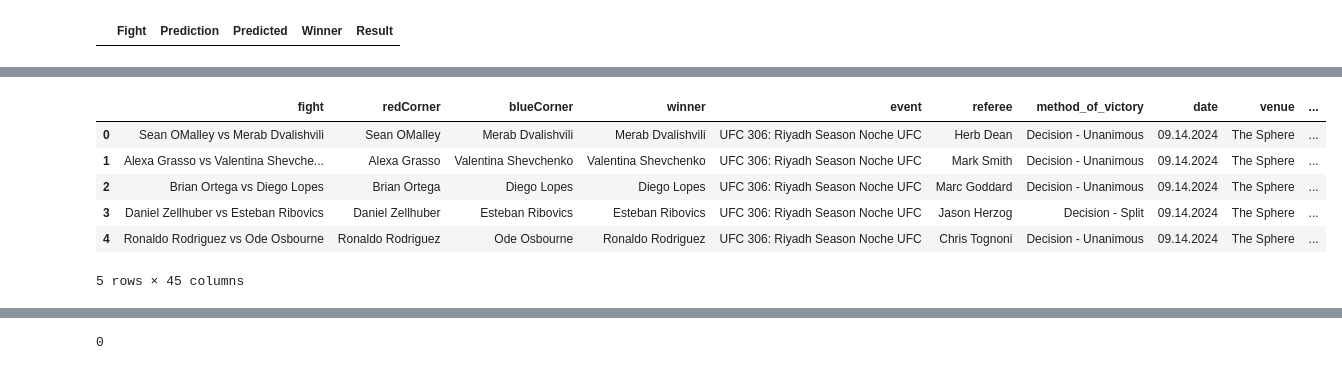
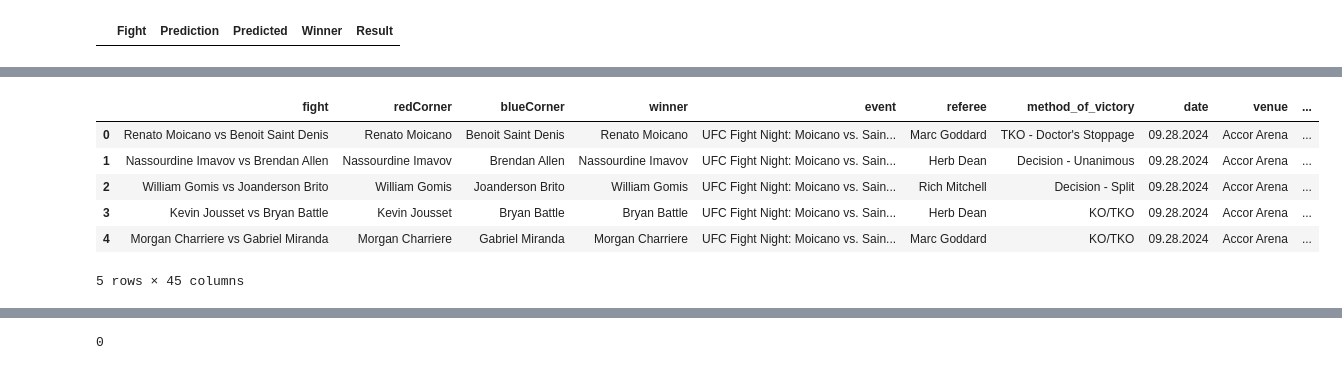
Before and after one commit to maxbraith/UFCModel, a Jupyter notebook: UFCModelGit/Tracking+Update/trackingAndUpdate.ipynb, the cells around one changed output, grey strips where cells are left out. Cells and saved outputs as stored; diff of their text form; code cells hidden in the pictures.

```diff
--- a/UFCModelGit/Tracking+Update/trackingAndUpdate.ipynb
+++ b/UFCModelGit/Tracking+Update/trackingAndUpdate.ipynb
@@ -4451,13 +4439,15 @@ dfPrevPreds.head()
 # %%
+from datetime import datetime
+dateToday = datetime.today().date()
 dfCheck = pd.read_csv(f'databaseUpdated{dateToday}.csv')
 dfCheck.head()
 # %% [output]
 |  | fight | redCorner | blueCorner | winner | event | referee | method_of_victory | date | venue | ... |
-| 0 | Sean OMalley vs Merab Dvalishvili | Sean OMalley | Merab Dvalishvili | Merab Dvalishvili | UFC 306: Riyadh Season Noche UFC | Herb Dean | Decision - Unanimous | 09.14.2024 | The Sphere | ... |
-| 1 | Alexa Grasso vs Valentina Shevche... | Alexa Grasso | Valentina Shevchenko | Valentina Shevchenko | UFC 306: Riyadh Season Noche UFC | Mark Smith | Decision - Unanimous | 09.14.2024 | The Sphere | ... |
-| 2 | Brian Ortega vs Diego Lopes | Brian Ortega | Diego Lopes | Diego Lopes | UFC 306: Riyadh Season Noche UFC | Marc Goddard | Decision - Unanimous | 09.14.2024 | The Sphere | ... |
-| 3 | Daniel Zellhuber vs Esteban Ribovics | Daniel Zellhuber | Esteban Ribovics | Esteban Ribovics | UFC 306: Riyadh Season Noche UFC | Jason Herzog | Decision - Split | 09.14.2024 | The Sphere | ... |
-| 4 | Ronaldo Rodriguez vs Ode Osbourne | Ronaldo Rodriguez | Ode Osbourne | Ronaldo Rodriguez | UFC 306: Riyadh Season Noche UFC | Chris Tognoni | Decision - Unanimous | 09.14.2024 | The Sphere | ... |
+| 0 | Renato Moicano vs Benoit Saint Denis | Renato Moicano | Benoit Saint Denis | Renato Moicano | UFC Fight Night: Moicano vs. Sain... | Marc Goddard | TKO - Doctor's Stoppage | 09.28.2024 | Accor Arena | ... |
+| 1 | Nassourdine Imavov vs Brendan Allen | Nassourdine Imavov | Brendan Allen | Nassourdine Imavov | UFC Fight Night: Moicano vs. Sain... | Herb Dean | Decision - Unanimous | 09.28.2024 | Accor Arena | ... |
+| 2 | William Gomis vs Joanderson Brito | William Gomis | Joanderson Brito | William Gomis | UFC Fight Night: Moicano vs. Sain... | Rich Mitchell | Decision - Split | 09.28.2024 | Accor Arena | ... |
+| 3 | Kevin Jousset vs Bryan Battle | Kevin Jousset | Bryan Battle | Bryan Battle | UFC Fight Night: Moicano vs. Sain... | Herb Dean | KO/TKO | 09.28.2024 | Accor Arena | ... |
+| 4 | Morgan Charriere vs Gabriel Miranda | Morgan Charriere | Gabriel Miranda | Morgan Charriere | UFC Fight Night: Moicano vs. Sain... | Marc Goddard | KO/TKO | 09.28.2024 | Accor Arena | ... |
 5 rows × 45 columns
 # %%
 
```
Also changed, not shown: parts of 76 cells of this notebook, 10 other files.
